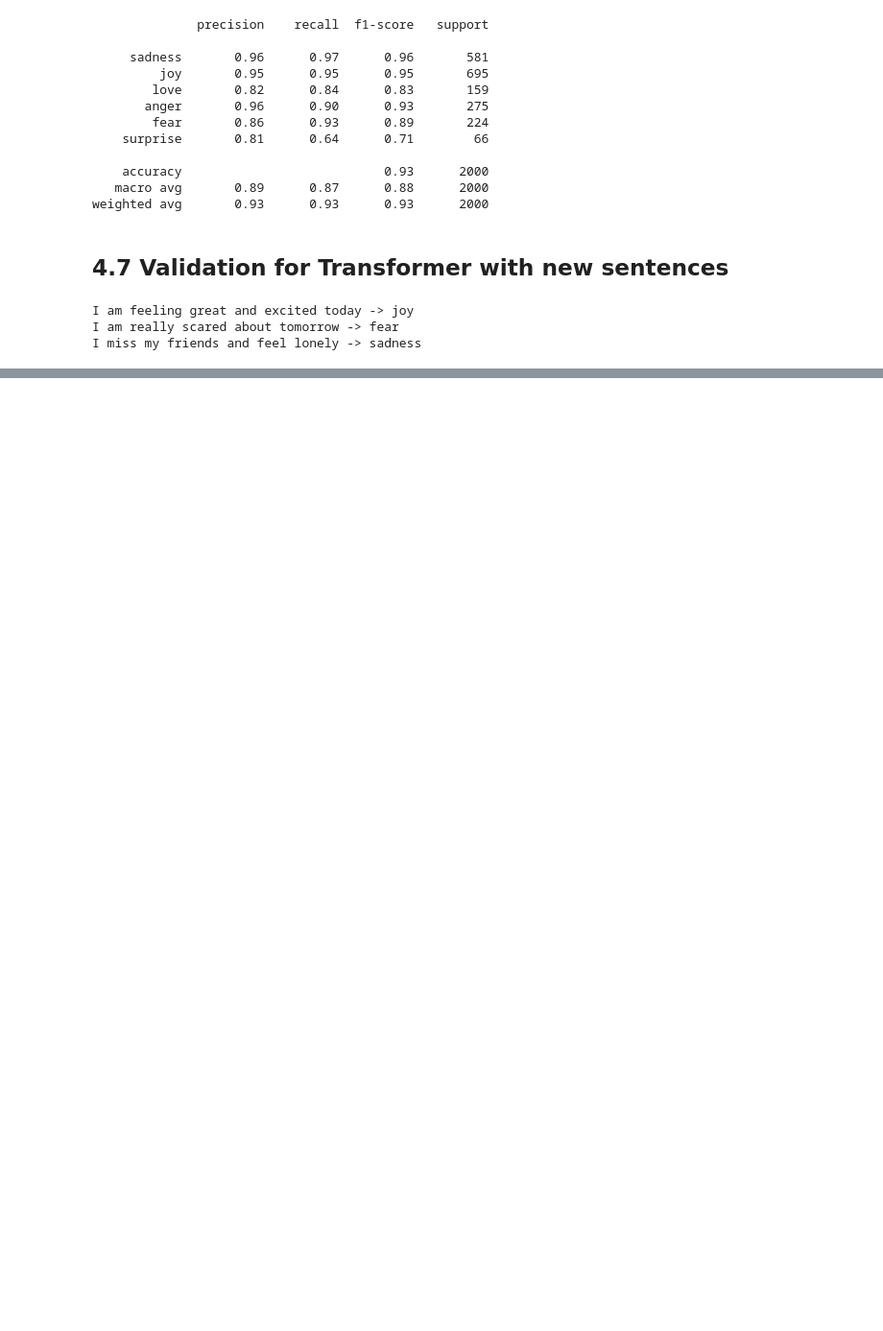
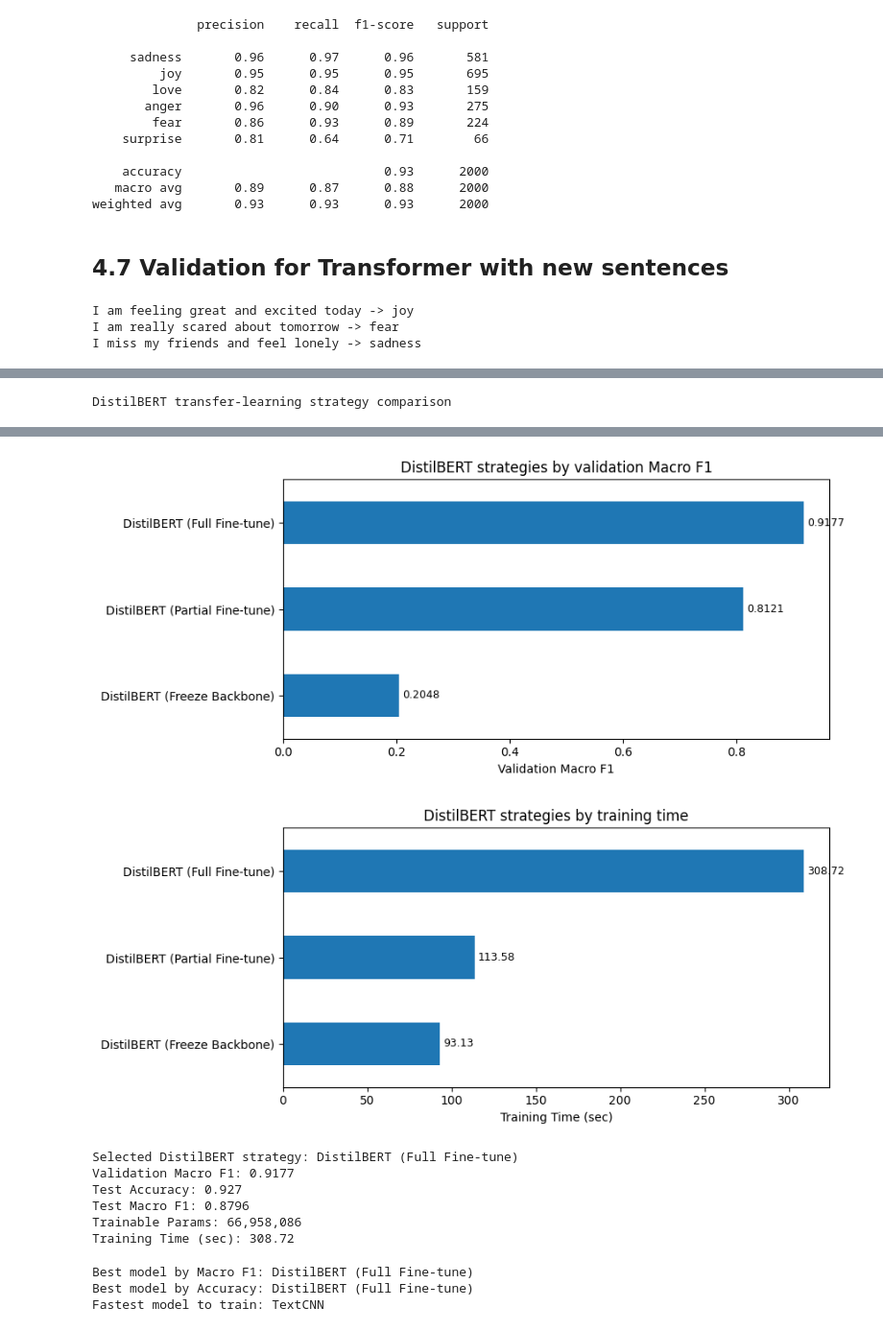
Before and after one commit to pthaiodayne/DLA_assignment, a Jupyter notebook: assignment1/text/DLA_Text_Classification.ipynb, the cells around one changed output, grey strips where cells are left out. Shown at 96% size. Cells and saved outputs as stored; diff of their text form; code cells hidden in the pictures; blank space fills up the shorter version.

```diff
--- a/assignment1/text/DLA_Text_Classification.ipynb
+++ b/assignment1/text/DLA_Text_Classification.ipynb
@@ -1163,0 +1344,46 @@ Best model by Accuracy: DistilBERT
+# %%
+transformer_strategy_view = transformer_strategy_results_df.copy()
+
+display(
+    transformer_strategy_view.style
+    .format({
+        "Val Accuracy": "{:.4f}",
+        "Val Macro F1": "{:.4f}",
+        "Test Accuracy": "{:.4f}",
+        "Test Macro F1": "{:.4f}",
+        "Training Time (sec)": "{:.2f}",
+        "Trainable Params": "{:,.0f}",
+        "Total Params": "{:,.0f}"
+    })
+    .set_caption("DistilBERT transfer-learning strategy comparison")
+)
+
+ax = transformer_strategy_view.sort_values("Val Macro F1", ascending=True).plot(
+    x="Strategy", y="Val Macro F1", kind="barh", legend=False, figsize=(9, 4),
+    title="DistilBERT strategies by validation Macro F1"
+)
+ax.set_xlabel("Validation Macro F1")
+ax.set_ylabel("")
+add_bar_labels(ax, decimals=4)
+plt.tight_layout()
+plt.show()
+
+ax = transformer_strategy_view.sort_values("Training Time (sec)", ascending=True).plot(
+    x="Strategy", y="Training Time (sec)", kind="barh", legend=False, figsize=(9, 4),
+    title="DistilBERT strategies by training time"
+)
+ax.set_xlabel("Training Time (sec)")
+ax.set_ylabel("")
+add_bar_labels(ax, decimals=2)
+plt.tight_layout()
+plt.show()
+
+selected_strategy_row = transformer_strategy_view.iloc[0]
+print("Selected DistilBERT strategy:", selected_strategy_row["Strategy"])
+print("Validation Macro F1:", round(selected_strategy_row["Val Macro F1"], 4))
+print("Test Accuracy:", round(selected_strategy_row["Test Accuracy"], 4))
+print("Test Macro F1:", round(selected_strategy_row["Test Macro F1"], 4))
+print("Trainable Params:", f'{int(selected_strategy_row["Trainable Params"]):,}')
+print("Training Time (sec):", round(float(selected_strategy_row["Training Time (sec)"]), 2))
+# %% [output]
+DistilBERT transfer-learning strategy comparison
@@ -1163,0 +1394,20 @@ Best model by Accuracy: DistilBERT
+[figure, added]
+[figure, added]
+Selected DistilBERT strategy: DistilBERT (Full Fine-tune)
+Validation Macro F1: 0.9177
+Test Accuracy: 0.927
+Test Macro F1: 0.8796
+Trainable Params: 66,958,086
+Training Time (sec): 308.72
+# %%
+best_f1_model = overall_comparison_df.loc[overall_comparison_df["Macro F1"].idxmax(), "Model"]
+best_acc_model = overall_comparison_df.loc[overall_comparison_df["Accuracy"].idxmax(), "Model"]
+fastest_model = overall_comparison_df.loc[overall_comparison_df["Training Time (sec)"].idxmin(), "Model"]
+
+print(f"Best model by Macro F1: {best_f1_model}")
+print(f"Best model by Accuracy: {best_acc_model}")
+print(f"Fastest model to train: {fastest_model}")
+# %% [output]
+Best model by Macro F1: DistilBERT (Full Fine-tune)
+Best model by Accuracy: DistilBERT (Full Fine-tune)
+Fastest model to train: TextCNN
```
Also changed, not shown: parts of 28 cells of this notebook, 5 other files.
